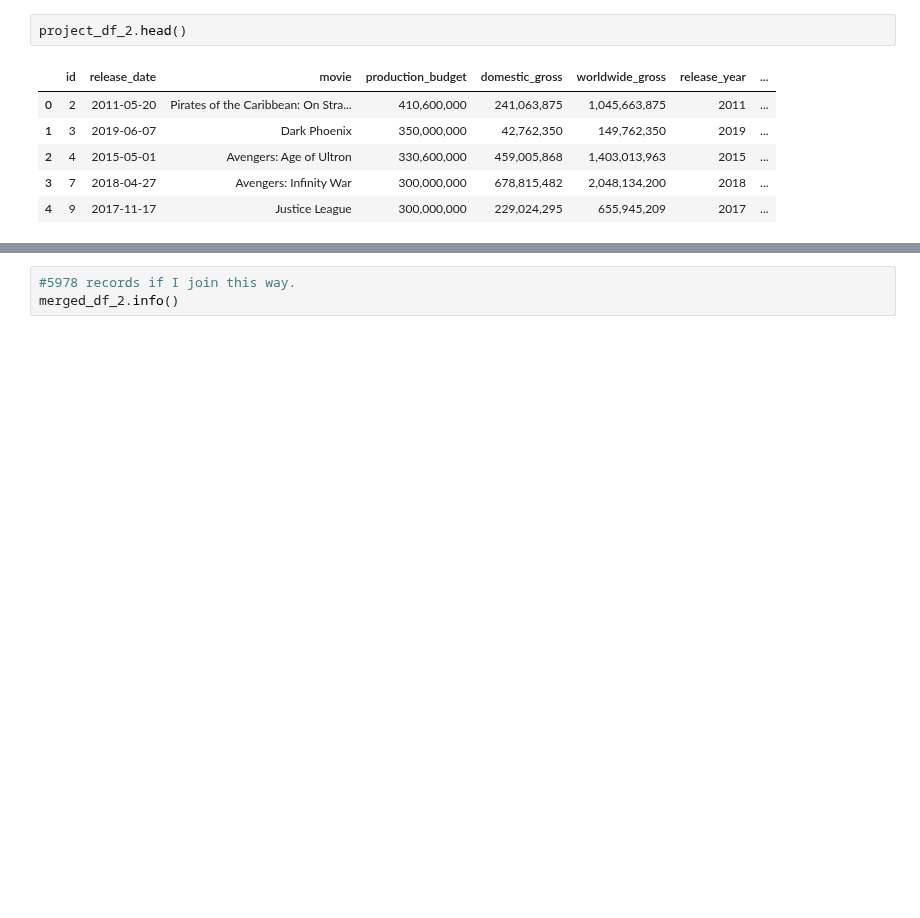
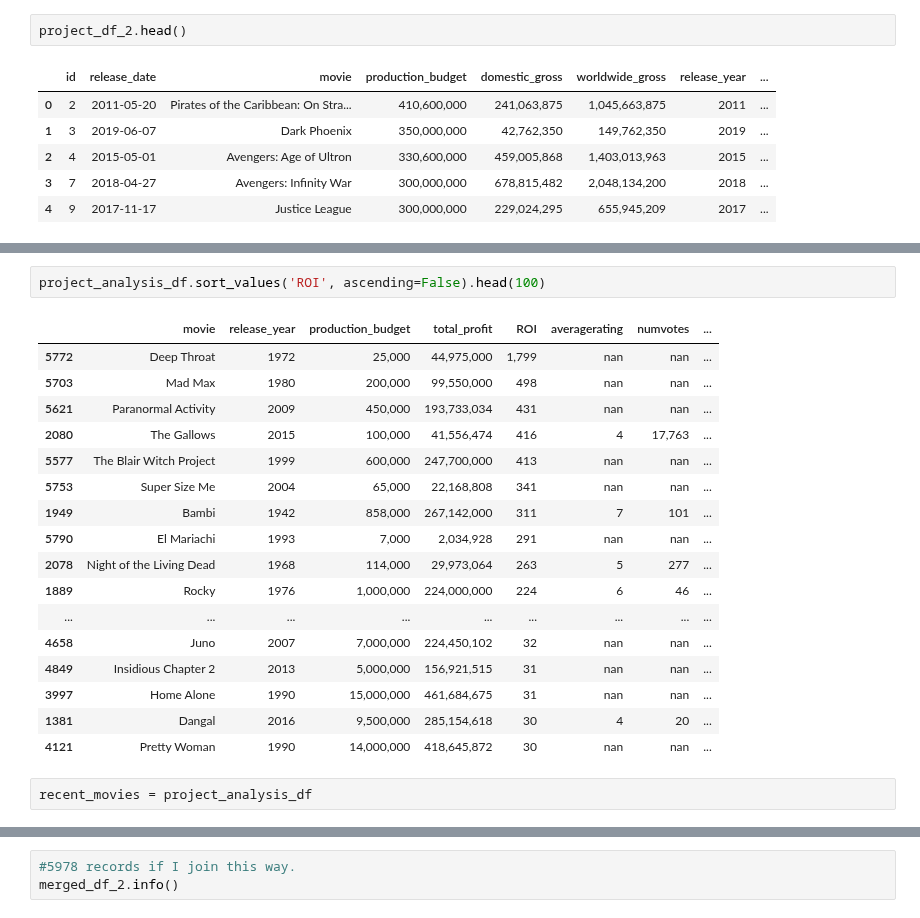
Before and after one commit to jxn628/dsc-phase-1-project, a Jupyter notebook: student.ipynb, the cells around one changed output, grey strips where cells are left out. Saved outputs shown, nothing was run; the diff lists cells and outputs as text; blank space fills up the shorter version.

```diff
--- a/student.ipynb
+++ b/student.ipynb
@@ -1164,0 +1268,22 @@ ValueError: Wrong number of items passed 3, placement implies 1
+# %%
+project_analysis_df.sort_values('ROI', ascending=False).head(100)
+# %% [output]
+|  | movie | release_year | production_budget | total_profit | ROI | averagerating | numvotes | ... |
+| 5772 | Deep Throat | 1972 | 25,000 | 44,975,000 | 1,799 | nan | nan | ... |
+| 5703 | Mad Max | 1980 | 200,000 | 99,550,000 | 498 | nan | nan | ... |
+| 5621 | Paranormal Activity | 2009 | 450,000 | 193,733,034 | 431 | nan | nan | ... |
+| 2080 | The Gallows | 2015 | 100,000 | 41,556,474 | 416 | 4 | 17,763 | ... |
+| 5577 | The Blair Witch Project | 1999 | 600,000 | 247,700,000 | 413 | nan | nan | ... |
+| 5753 | Super Size Me | 2004 | 65,000 | 22,168,808 | 341 | nan | nan | ... |
+| 1949 | Bambi | 1942 | 858,000 | 267,142,000 | 311 | 7 | 101 | ... |
+| 5790 | El Mariachi | 1993 | 7,000 | 2,034,928 | 291 | nan | nan | ... |
+| 2078 | Night of the Living Dead | 1968 | 114,000 | 29,973,064 | 263 | 5 | 277 | ... |
+| 1889 | Rocky | 1976 | 1,000,000 | 224,000,000 | 224 | 6 | 46 | ... |
+| ... | ... | ... | ... | ... | ... | ... | ... | ... |
+| 4658 | Juno | 2007 | 7,000,000 | 224,450,102 | 32 | nan | nan | ... |
+| 4849 | Insidious Chapter 2 | 2013 | 5,000,000 | 156,921,515 | 31 | nan | nan | ... |
+| 3997 | Home Alone | 1990 | 15,000,000 | 461,684,675 | 31 | nan | nan | ... |
+| 1381 | Dangal | 2016 | 9,500,000 | 285,154,618 | 30 | 4 | 20 | ... |
+| 4121 | Pretty Woman | 1990 | 14,000,000 | 418,645,872 | 30 | nan | nan | ... |
+# %%
+recent_movies = project_analysis_df
```
Also changed, not shown: parts of 39 cells of this notebook.
